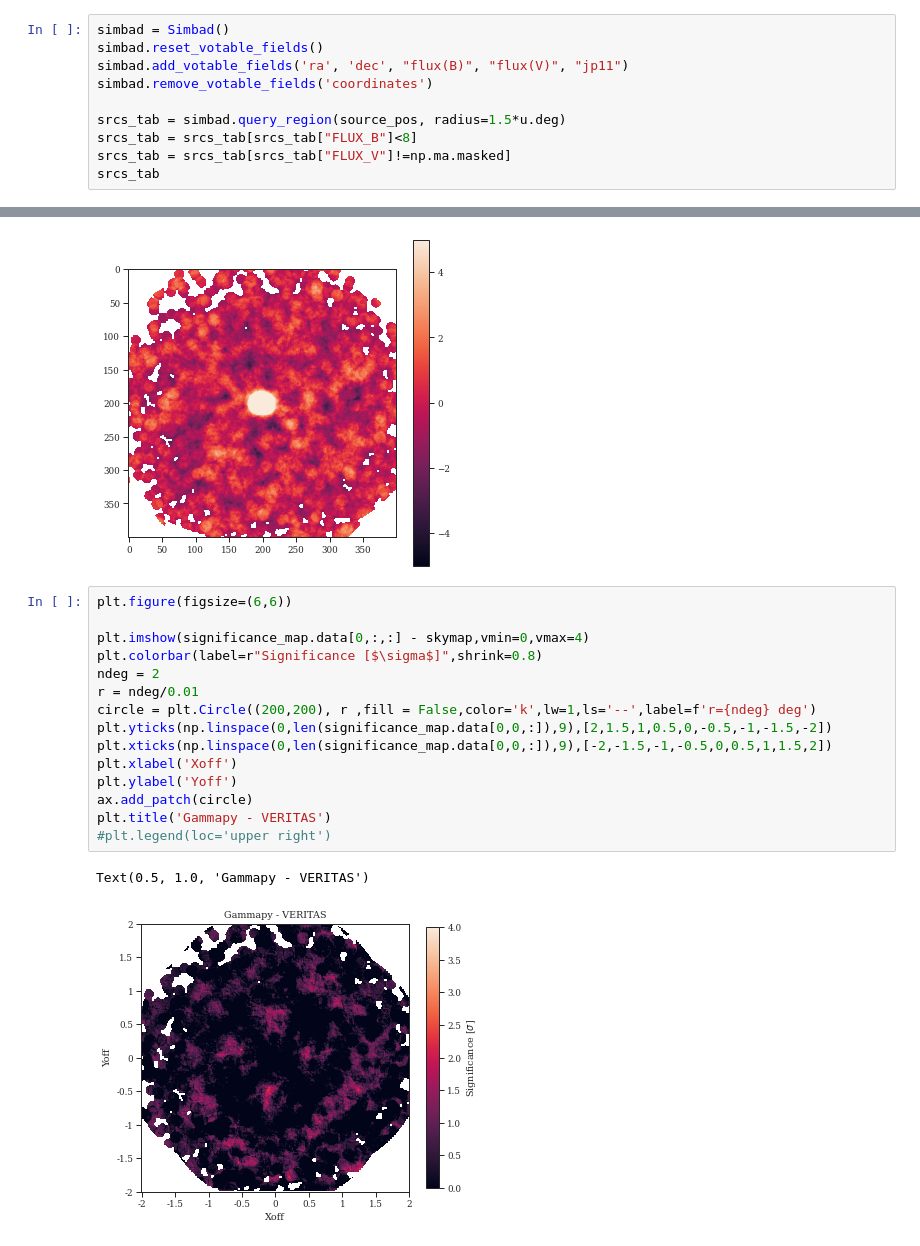
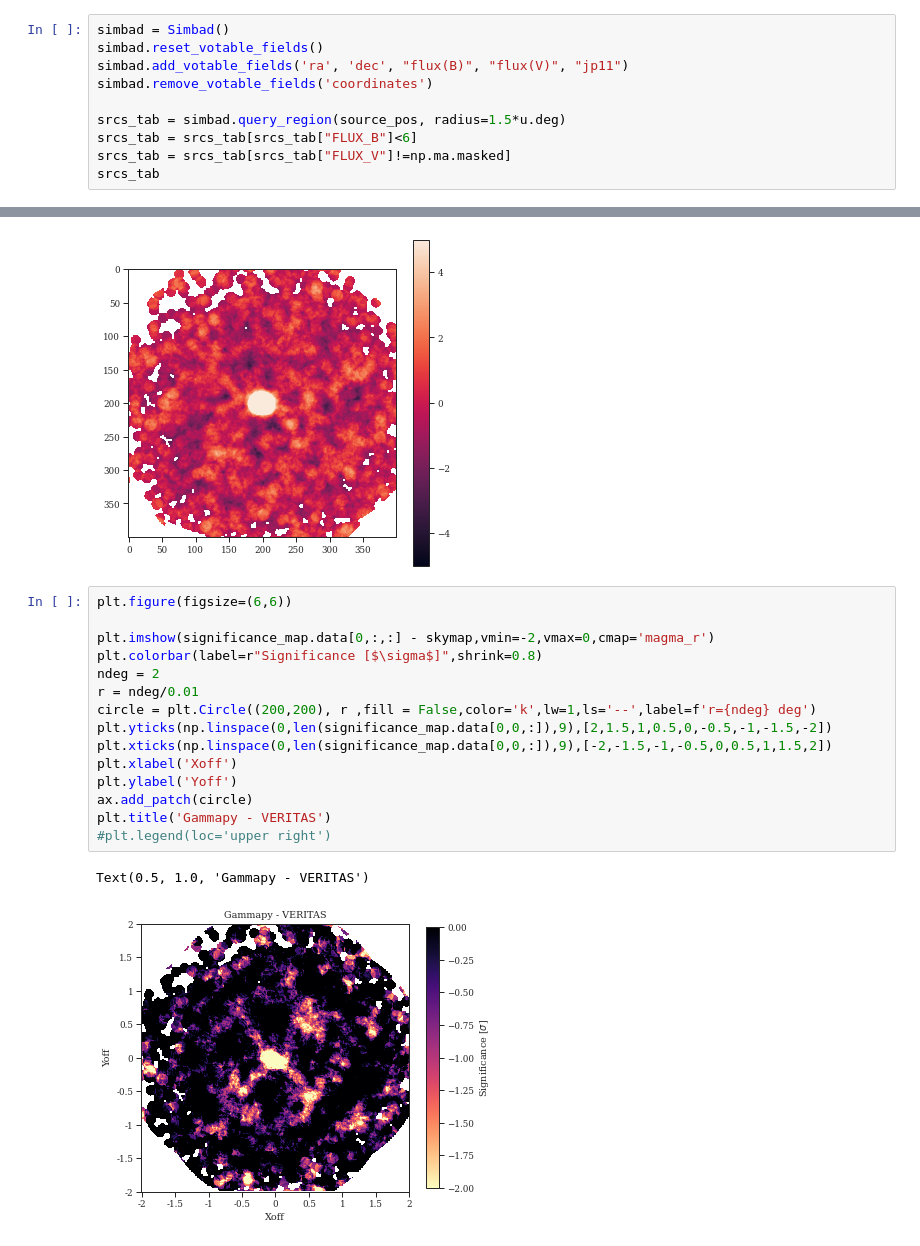
Before and after one commit to VERITAS-Observatory/gammapy-tools, a Jupyter notebook: examples/RBM_analysis_LL.ipynb, the cells around one changed output, grey strips where cells are left out. Drawn from its saved outputs; the diff is of its cells as text.

```diff
--- a/examples/RBM_analysis_LL.ipynb
+++ b/examples/RBM_analysis_LL.ipynb
@@ -123,7 +105,7 @@ simbad.add_votable_fields('ra', 'dec', "flux(B)", "flux(V)", "jp11")
 simbad.remove_votable_fields('coordinates')
 
 srcs_tab = simbad.query_region(source_pos, radius=1.5*u.deg)
-srcs_tab = srcs_tab[srcs_tab["FLUX_B"]<8]
+srcs_tab = srcs_tab[srcs_tab["FLUX_B"]<6]
 srcs_tab = srcs_tab[srcs_tab["FLUX_V"]!=np.ma.masked]
 srcs_tab
 # %% [output]
@@ -284,18 +264,18 @@ plt.colorbar()
 # %%
 plt.figure(figsize=(6,6))
 
-plt.imshow(significance_map.data[0,:,:] - skymap,vmin=0,vmax=4)
+plt.imshow(significance_map.data[0,:,:] - skymap,vmin=-2,vmax=0,cmap='magma_r')
 plt.colorbar(label=r"Significance [$\sigma$]",shrink=0.8)
 ndeg = 2
 r = ndeg/0.01
 circle = plt.Circle((200,200), r ,fill = False,color='k',lw=1,ls='--',label=f'r={ndeg} deg')
 plt.yticks(np.linspace(0,len(significance_map.data[0,0,:]),9),[2,1.5,1,0.5,0,-0.5,-1,-1.5,-2])
 plt.xticks(np.linspace(0,len(significance_map.data[0,0,:]),9),[-2,-1.5,-1,-0.5,0,0.5,1,1.5,2])
 plt.xlabel('Xoff')
 plt.ylabel('Yoff')
 ax.add_patch(circle)
 plt.title('Gammapy - VERITAS')
 #plt.legend(loc='upper right')
 # %% [output]
 Text(0.5, 1.0, 'Gammapy - VERITAS')
-[figure, old version]
+[figure, new version]
```
Also changed, not shown: parts of 18 cells of this notebook.
